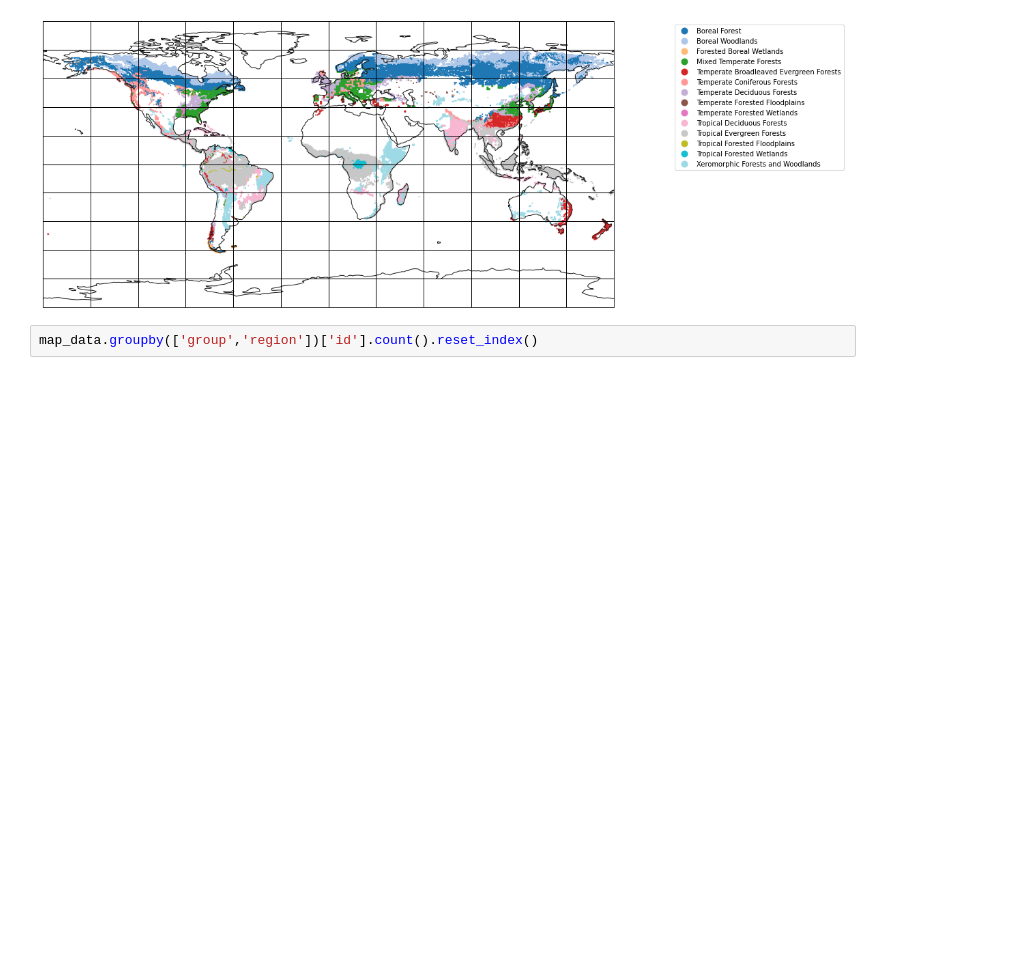
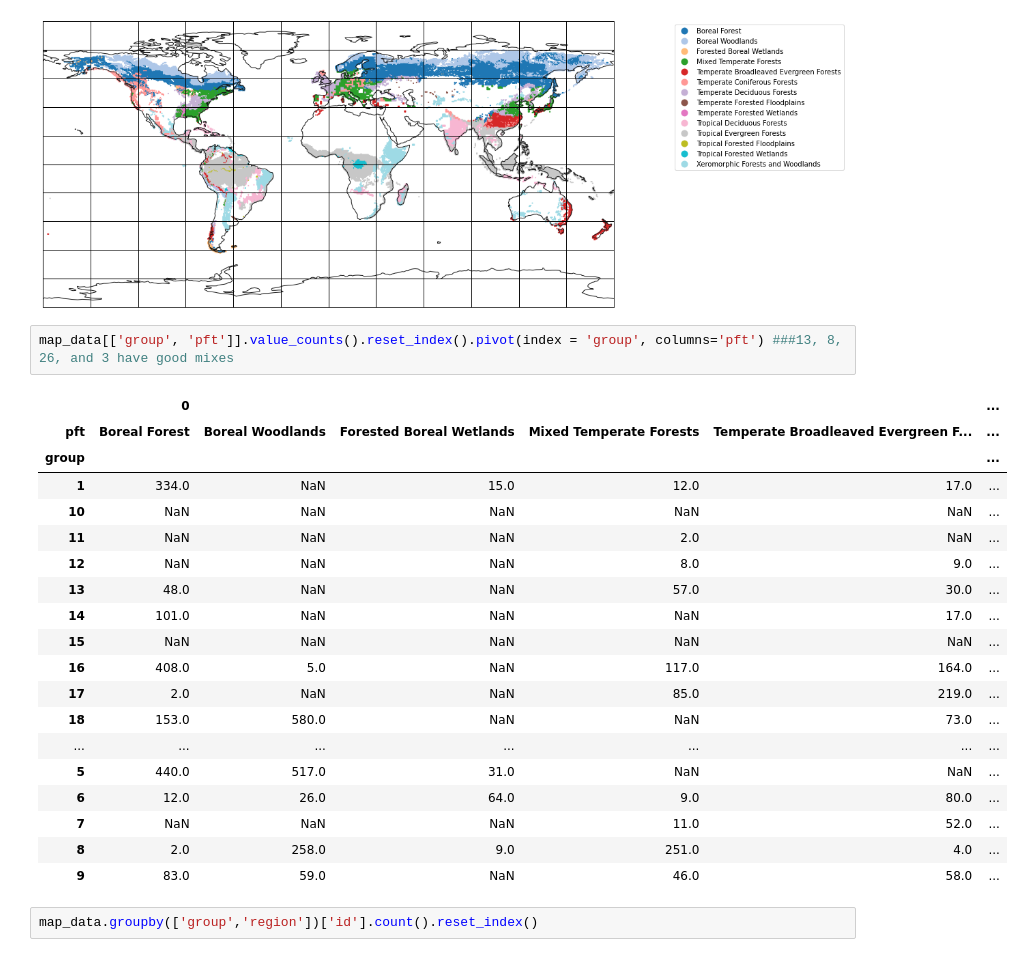
Before and after one commit to son-ra/TEM_Analysis, a Jupyter notebook: large_ensemble_regions.ipynb, the cells around one changed output. Drawn from its saved outputs; the diff is of its cells as text; blank space fills up the shorter version.

```diff
--- a/large_ensemble_regions.ipynb
+++ b/large_ensemble_regions.ipynb
@@ -460,6 +460,28 @@ gdf.boundary.plot(ax=axs, color='k', linestyle='-', linewidth=1)
 # %% [output]
 <GeoAxes: >
 [figure]
+# %%
+map_data[['group', 'pft']].value_counts().reset_index().pivot(index = 'group', columns='pft') ###13, 8, 26, and 3 have good mixes
+# %% [output]
+|  | 0 |  |  |  |  | ... |
+| pft | Boreal Forest | Boreal Woodlands | Forested Boreal Wetlands | Mixed Temperate Forests | Temperate Broadleaved Evergreen F... | ... |
+| group |  |  |  |  |  | ... |
+| 1 | 334.0 | NaN | 15.0 | 12.0 | 17.0 | ... |
+| 10 | NaN | NaN | NaN | NaN | NaN | ... |
+| 11 | NaN | NaN | NaN | 2.0 | NaN | ... |
+| 12 | NaN | NaN | NaN | 8.0 | 9.0 | ... |
+| 13 | 48.0 | NaN | NaN | 57.0 | 30.0 | ... |
+| 14 | 101.0 | NaN | NaN | NaN | 17.0 | ... |
+| 15 | NaN | NaN | NaN | NaN | NaN | ... |
+| 16 | 408.0 | 5.0 | NaN | 117.0 | 164.0 | ... |
+| 17 | 2.0 | NaN | NaN | 85.0 | 219.0 | ... |
+| 18 | 153.0 | 580.0 | NaN | NaN | 73.0 | ... |
+| ... | ... | ... | ... | ... | ... | ... |
+| 5 | 440.0 | 517.0 | 31.0 | NaN | NaN | ... |
+| 6 | 12.0 | 26.0 | 64.0 | 9.0 | 80.0 | ... |
+| 7 | NaN | NaN | NaN | 11.0 | 52.0 | ... |
+| 8 | 2.0 | 258.0 | 9.0 | 251.0 | 4.0 | ... |
+| 9 | 83.0 | 59.0 | NaN | 46.0 | 58.0 | ... |
 # %%
 map_data.groupby(['group','region'])['id'].count().reset_index()
 # %% [output]
```
Also changed, not shown: parts of 4 cells of this notebook, 9 other files.
